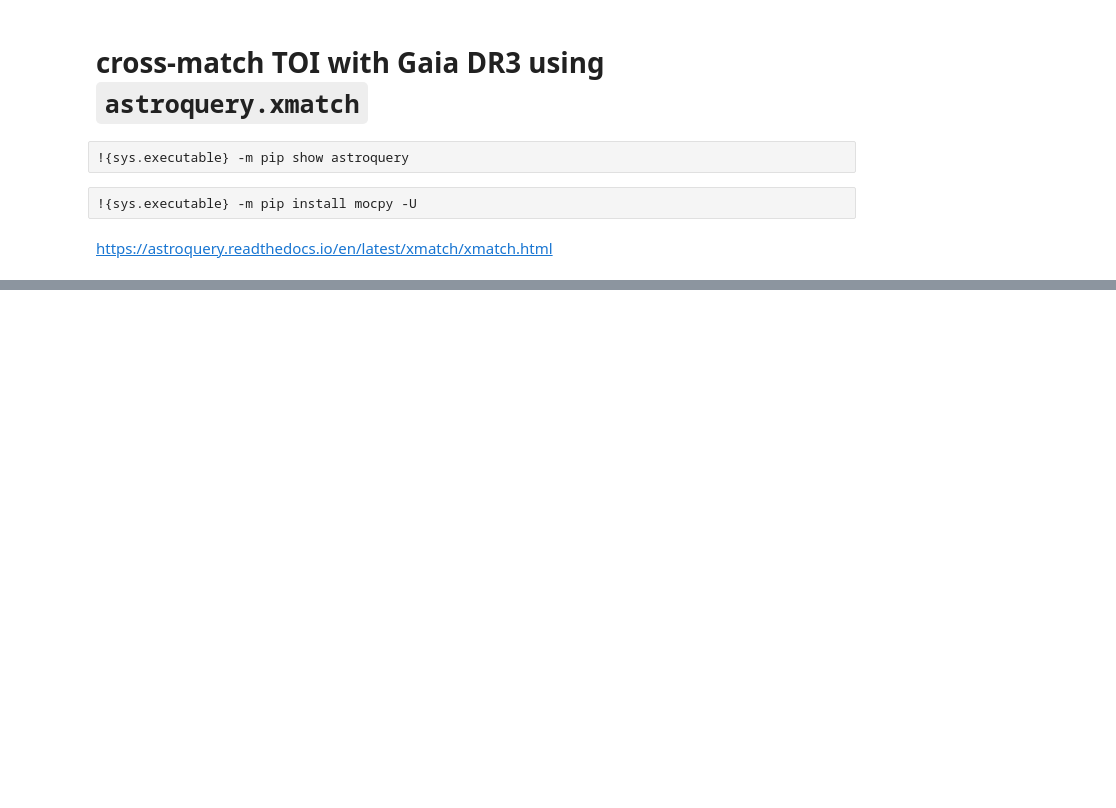
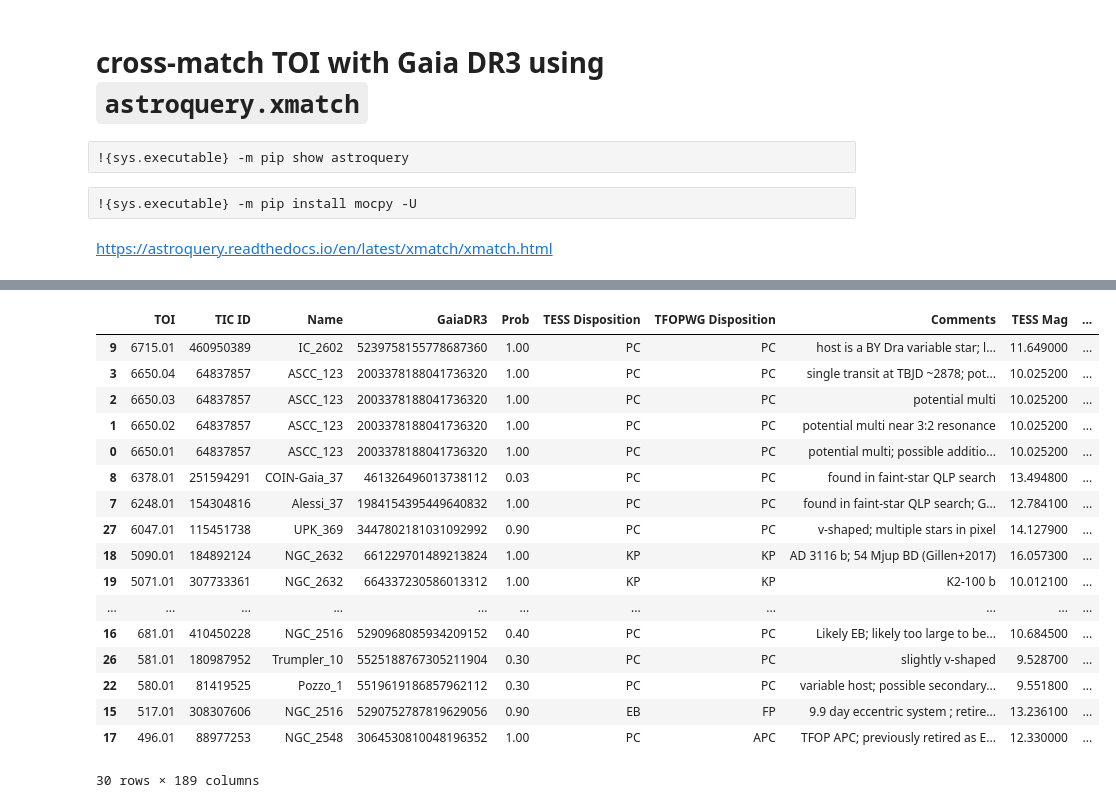
Before and after one commit to jpdeleon/wakai, a Jupyter notebook: notebooks/crossmatch_TOI_with_CantatGaudin2020.ipynb, the cells around one changed output, grey strips where cells are left out. Cells and saved outputs as stored; diff of their text form; code cells hidden in the pictures; blank space fills up the shorter version.

```diff
--- a/notebooks/crossmatch_TOI_with_CantatGaudin2020.ipynb
+++ b/notebooks/crossmatch_TOI_with_CantatGaudin2020.ipynb
@@ -110,2 +121,23 @@ new_cols = "TOI	TIC ID	Name	GaiaDR3	Prob	TESS Disposition	TFOPWG Disposition	Com
 # %%
 final[new_cols].to_csv(f'../data/{cd.catalog_name}/TOIs_in_{cd.catalog_name}.csv', index=False)
+# %%
+final[new_cols].sort_values(by='TOI', ascending=False)
+# %% [output]
+|  | TOI | TIC ID | Name | GaiaDR3 | Prob | TESS Disposition | TFOPWG Disposition | Comments | TESS Mag | ... |
+| 9 | 6715.01 | 460950389 | IC_2602 | 5239758155778687360 | 1.00 | PC | PC | host is a BY Dra variable star; l... | 11.649000 | ... |
+| 3 | 6650.04 | 64837857 | ASCC_123 | 2003378188041736320 | 1.00 | PC | PC | single transit at TBJD ~2878; pot... | 10.025200 | ... |
+| 2 | 6650.03 | 64837857 | ASCC_123 | 2003378188041736320 | 1.00 | PC | PC | potential multi | 10.025200 | ... |
+| 1 | 6650.02 | 64837857 | ASCC_123 | 2003378188041736320 | 1.00 | PC | PC | potential multi near 3:2 resonance | 10.025200 | ... |
+| 0 | 6650.01 | 64837857 | ASCC_123 | 2003378188041736320 | 1.00 | PC | PC | potential multi; possible additio... | 10.025200 | ... |
+| 8 | 6378.01 | 251594291 | COIN-Gaia_37 | 461326496013738112 | 0.03 | PC | PC | found in faint-star QLP search | 13.494800 | ... |
+| 7 | 6248.01 | 154304816 | Alessi_37 | 1984154395449640832 | 1.00 | PC | PC | found in faint-star QLP search; G... | 12.784100 | ... |
+| 27 | 6047.01 | 115451738 | UPK_369 | 3447802181031092992 | 0.90 | PC | PC | v-shaped; multiple stars in pixel | 14.127900 | ... |
+| 18 | 5090.01 | 184892124 | NGC_2632 | 661229701489213824 | 1.00 | KP | KP | AD 3116 b; 54 Mjup BD (Gillen+2017) | 16.057300 | ... |
+| 19 | 5071.01 | 307733361 | NGC_2632 | 664337230586013312 | 1.00 | KP | KP | K2-100 b | 10.012100 | ... |
+| ... | ... | ... | ... | ... | ... | ... | ... | ... | ... | ... |
+| 16 | 681.01 | 410450228 | NGC_2516 | 5290968085934209152 | 0.40 | PC | PC | Likely EB; likely too large to be... | 10.684500 | ... |
+| 26 | 581.01 | 180987952 | Trumpler_10 | 5525188767305211904 | 0.30 | PC | PC | slightly v-shaped | 9.528700 | ... |
+| 22 | 580.01 | 81419525 | Pozzo_1 | 5519619186857962112 | 0.30 | PC | PC | variable host; possible secondary... | 9.551800 | ... |
+| 15 | 517.01 | 308307606 | NGC_2516 | 5290752787819629056 | 0.90 | EB | FP | 9.9 day eccentric system ; retire... | 13.236100 | ... |
+| 17 | 496.01 | 88977253 | NGC_2548 | 3064530810048196352 | 1.00 | PC | APC | TFOP APC; previously retired as E... | 12.330000 | ... |
+30 rows × 189 columns
```
Also changed, not shown: parts of 7 cells of this notebook, 15 other files.
